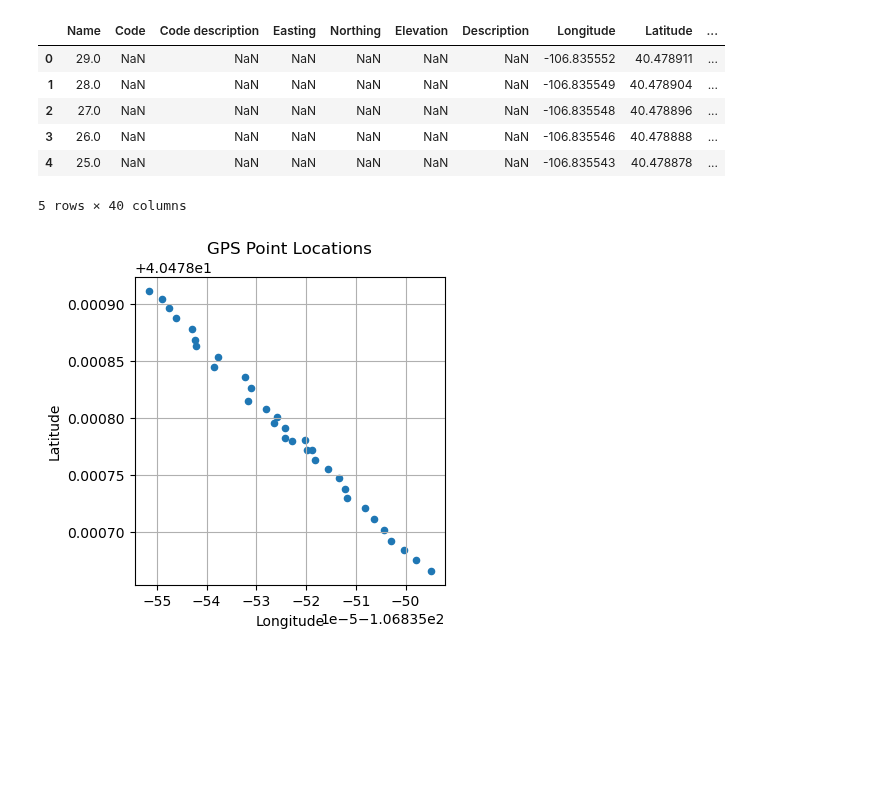
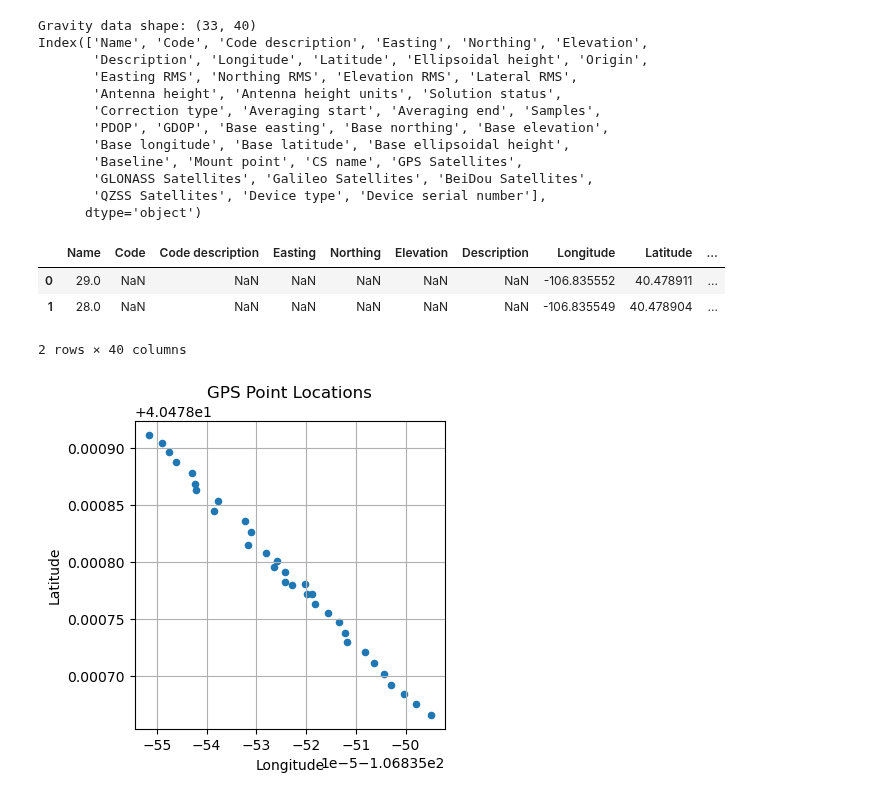
Before and after one commit to tessamurphy16/Geophysical-Characterization-of-the-Historic-Onyx-Mine-in-Steamboat-Springs-CO.-, a Jupyter notebook: notebooks/WORKING ipynb files/gravity_gps.ipynb, the cells around one changed output. Cells and saved outputs as stored; diff of their text form; code cells hidden in the pictures; blank space fills up the shorter version.

```diff
--- a/notebooks/WORKING ipynb files/gravity_gps.ipynb
+++ b/notebooks/WORKING ipynb files/gravity_gps.ipynb
@@ -6,16 +13,28 @@ from pyproj import Transformer
 # %%
-file_path = "../../data/gravity/raw_data/gravity_05_27_2026.csv"
+gravity_path = "../../data/gravity/raw_data/gps_data/gravity_05_27_2026.csv"
 
-df = pd.read_csv(file_path)
-df.head()
+gravity_df = pd.read_csv(gravity_path)
+
+print("Gravity data shape:", gravity_df.shape)
+print(gravity_df.columns)
+gravity_df.head(2)
 # %% [output]
+Gravity data shape: (33, 40)
+Index(['Name', 'Code', 'Code description', 'Easting', 'Northing', 'Elevation',
+       'Description', 'Longitude', 'Latitude', 'Ellipsoidal height', 'Origin',
+       'Easting RMS', 'Northing RMS', 'Elevation RMS', 'Lateral RMS',
+       'Antenna height', 'Antenna height units', 'Solution status',
+       'Correction type', 'Averaging start', 'Averaging end', 'Samples',
+       'PDOP', 'GDOP', 'Base easting', 'Base northing', 'Base elevation',
+       'Base longitude', 'Base latitude', 'Base ellipsoidal height',
+       'Baseline', 'Mount point', 'CS name', 'GPS Satellites',
+       'GLONASS Satellites', 'Galileo Satellites', 'BeiDou Satellites',
+       'QZSS Satellites', 'Device type', 'Device serial number'],
+      dtype='object')
 |  | Name | Code | Code description | Easting | Northing | Elevation | Description | Longitude | Latitude | ... |
 | 0 | 29.0 | NaN | NaN | NaN | NaN | NaN | NaN | -106.835552 | 40.478911 | ... |
 | 1 | 28.0 | NaN | NaN | NaN | NaN | NaN | NaN | -106.835549 | 40.478904 | ... |
-| 2 | 27.0 | NaN | NaN | NaN | NaN | NaN | NaN | -106.835548 | 40.478896 | ... |
-| 3 | 26.0 | NaN | NaN | NaN | NaN | NaN | NaN | -106.835546 | 40.478888 | ... |
-| 4 | 25.0 | NaN | NaN | NaN | NaN | NaN | NaN | -106.835543 | 40.478878 | ... |
-5 rows × 40 columns
+2 rows × 40 columns
 # %%
 plt.figure(figsize=(4, 4))
 
```
Also changed, not shown: parts of 27 cells of this notebook.
